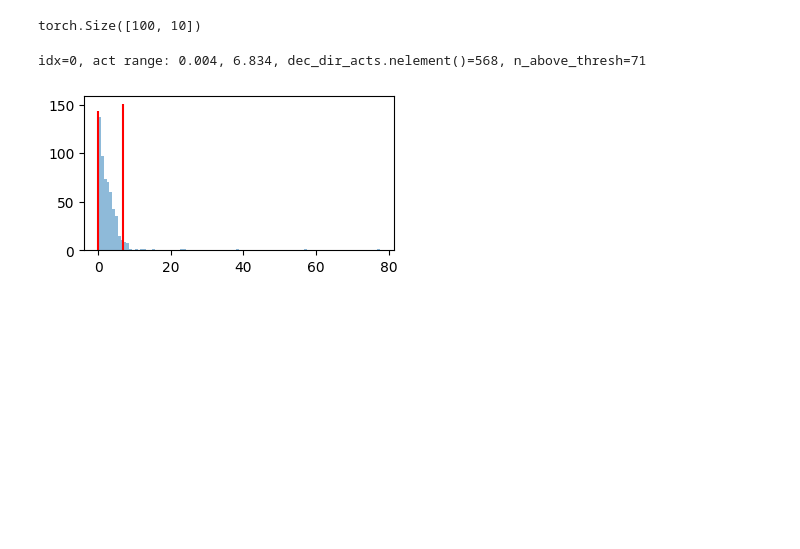
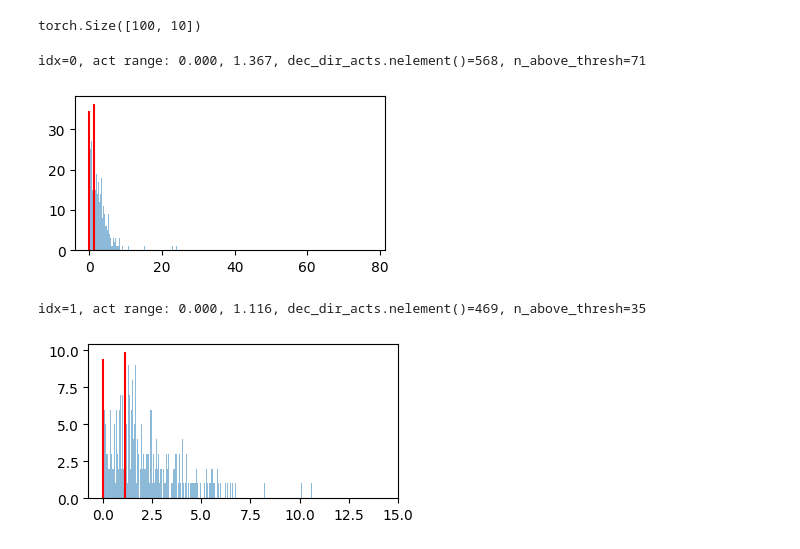
Before and after one commit to jettjaniak/teren, a Jupyter notebook: notebooks/jsd_process_gemma_40_sae.ipynb, the cells around one changed output. Saved outputs shown, nothing was run; the diff lists cells and outputs as text; code cells hidden in the pictures; blank space fills up the shorter version.

```diff
--- a/notebooks/jsd_process_gemma_40_sae.ipynb
+++ b/notebooks/jsd_process_gemma_40_sae.ipynb
@@ -58,7 +58,7 @@ exctx = experiment_context.ExperimentContext(
     layer=LAYER,
     input_ids=input_ids,
     acts_q_range=(0.0, 0.95),
-    n_act=10,
+    n_act=20,
     batch_size=INFERENCE_BATCH_SIZE,
 )
 # %%
@@ -66,50 +66,53 @@ jsd_metric = metric.Metric(
     measure_fn=metric.comp_js_dist,
     stop_at_layer=None,
     symmetric=True,
-    thresh=0.01,
+    thresh=2e-3,
     range=(0.0, 1.0),
 )
 # %%
 import matplotlib.pyplot as plt
 
 dirs = []
-factor = 1.0
-for idx in range(1):
+factor = 0.2
+for idx in range(2):
     # enc_dir = torch.randn(model.cfg.d_model)
     # enc_dir /= enc_dir.norm()
 
     # idx = random.randint(0, sae.cfg.d_sae - 1)
     dec_dir = sae.W_dec[idx].cpu()
     dec_dir = direction.Direction(dec_dir, exctx)
-    dec_dir.act_max*=factor
+    dec_dir.act_min = 0.0
+    dec_dir.act_max *= factor
     dec_dir_acts = dec_dir.dir_acts
     dec_dir_acts = dec_dir_acts[dec_dir_acts > 0]
 
     min_act = dec_dir_acts.min().item()
-    max_act = dec_dir_acts.max().item() * factor
+    max_act = dec_dir_acts.max().item()  # * factor
 
     dirs.append(dec_dir)
     dec_dir.process_metric_mm(jsd_metric)
     n_above_thresh = dec_dir.res_by_metric[jsd_metric].mm_sel.nelement()
     print(
         f"{idx=}, act range: {dec_dir.act_min:.3f}, {dec_dir.act_max:.3f}, {dec_dir_acts.nelement()=}, {n_above_thresh=}"
     )
     plt.figure(figsize=(4, 2))
     plt.hist(
         dec_dir_acts.flatten(),
-        bins=100,
+        bins=500,
         alpha=0.5,
         range=(min_act, max_act),
     )
     plt.vlines(dec_dir.act_min, *plt.gca().get_ylim(), colors="red")
     plt.vlines(dec_dir.act_max, *plt.gca().get_ylim(), colors="red")
     plt.show()
     dec_dir.compute_matmet(jsd_metric)
     dec_dir.process_metric_cvx(jsd_metric)
     dec_dir.process_metric_pla(jsd_metric, thresh=0.2)
 # %% [output]
-idx=0, act range: 0.004, 6.834, dec_dir_acts.nelement()=568, n_above_thresh=71
+idx=0, act range: 0.000, 1.367, dec_dir_acts.nelement()=568, n_above_thresh=71
-[figure, old version]
+[figure, new version]
+idx=1, act range: 0.000, 1.116, dec_dir_acts.nelement()=469, n_above_thresh=35
+[figure, added]
 # %%
 mm_hist = sum(dir.res_by_metric[jsd_metric].mm_hist for dir in dirs)
 # %%
```
Also changed, not shown: parts of 7 cells of this notebook, 2 other files.
